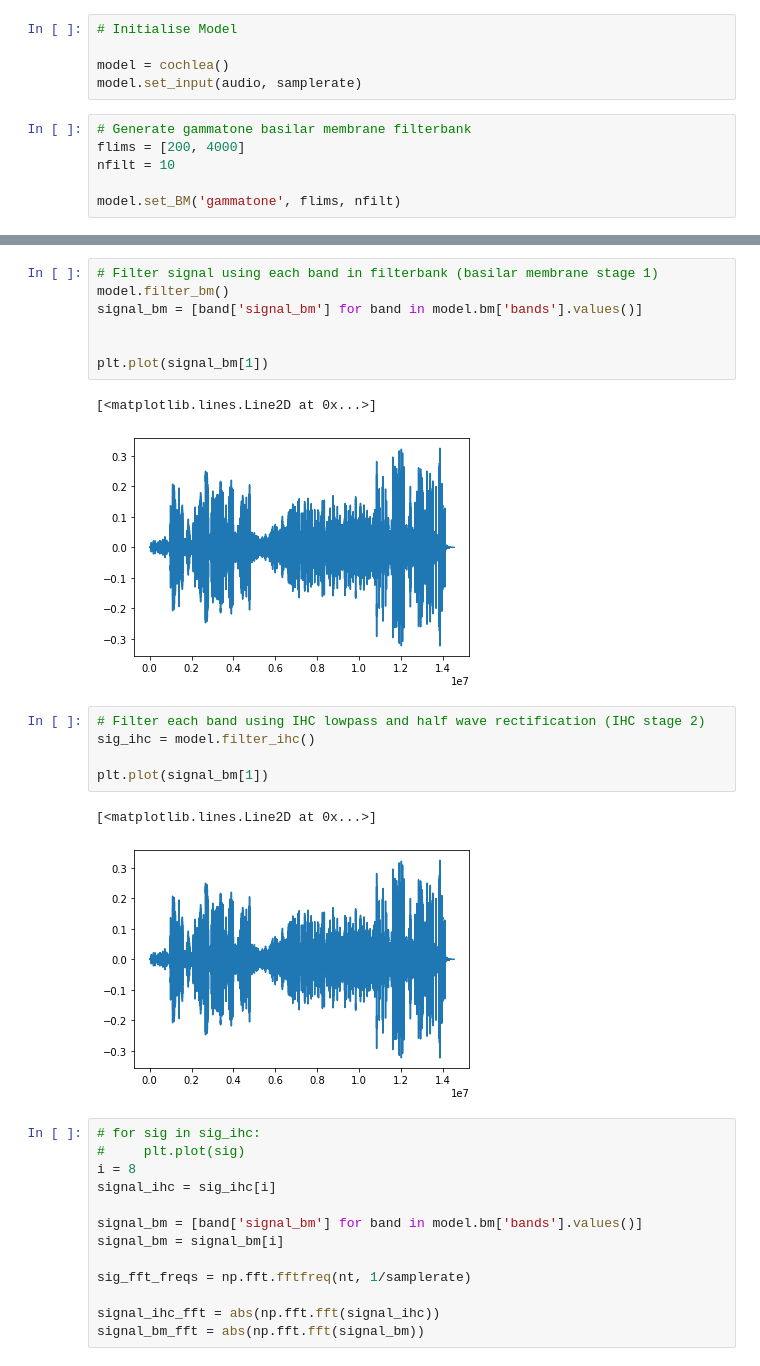
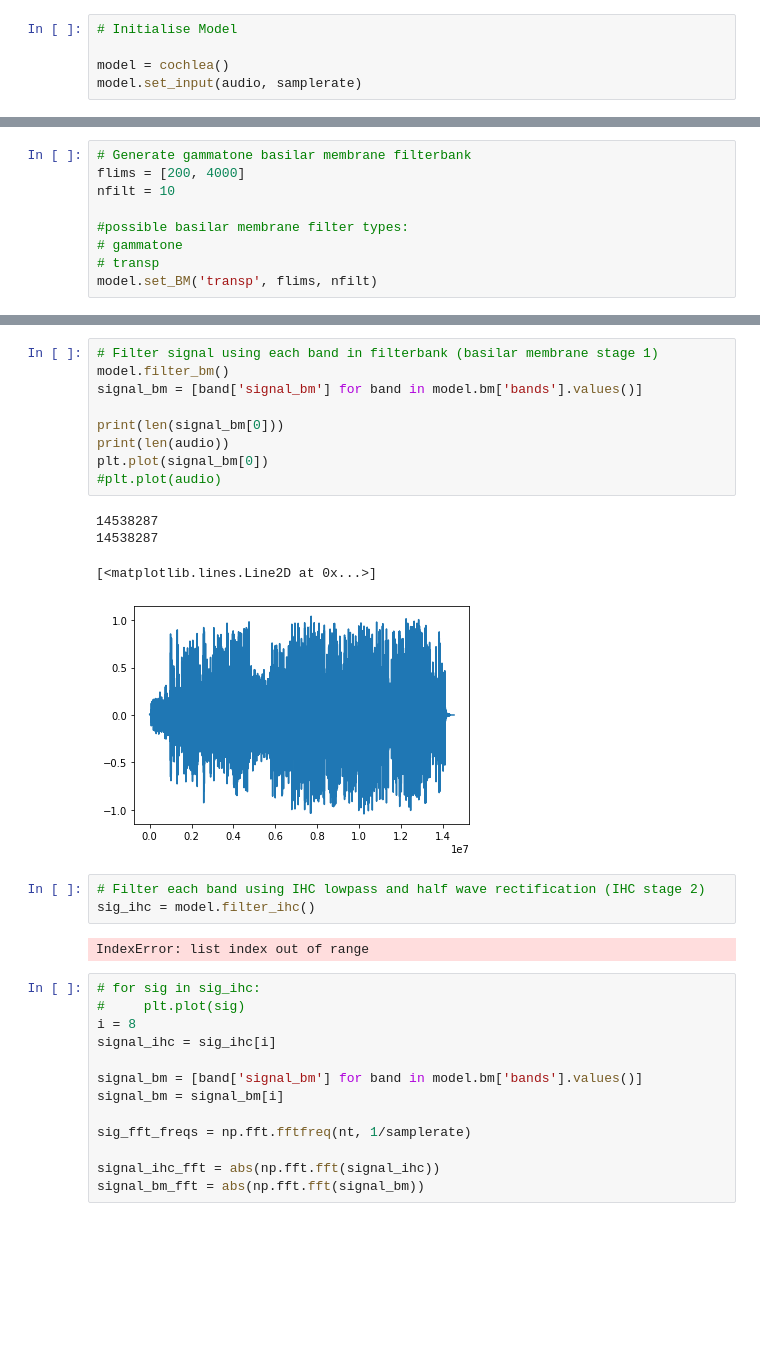
Before and after one commit to rnatarajan98/Cochlea_Modelling, a Jupyter notebook: main.ipynb, the cells around one changed output, grey strips where cells are left out. Cells and saved outputs as stored; diff of their text form; blank space fills up the shorter version.

Commit message:
Added transparent basilar membrane filter

```diff
--- a/main.ipynb
+++ b/main.ipynb
@@ -82,9 +82,3 @@ audio = tools.rescale(audio, -1, 1)
 
 model = cochlea()
 model.set_input(audio, samplerate)
-# %%
-# Generate gammatone basilar membrane filterbank
-flims = [200, 4000]
-nfilt = 10
-
-model.set_BM('gammatone', flims, nfilt)
@@ -119,0 +85,9 @@ Filter Denominator Coefficients: [  1.          -6.30370644  18.4047391  -32.219
+# %%
+# Generate gammatone basilar membrane filterbank
+flims = [200, 4000]
+nfilt = 10
+
+#possible basilar membrane filter types:
+# gammatone
+# transp
+model.set_BM('transp', flims, nfilt)
@@ -120,21 +99,22 @@ Filter Denominator Coefficients: [  1.          -6.30370644  18.4047391  -32.219
 # %%
 # Filter signal using each band in filterbank (basilar membrane stage 1)
 model.filter_bm()
 signal_bm = [band['signal_bm'] for band in model.bm['bands'].values()]
 
-
-plt.plot(signal_bm[1])
+print(len(signal_bm[0]))
+print(len(audio))
+plt.plot(signal_bm[0])
+#plt.plot(audio)
 # %% [output]
-[<matplotlib.lines.Line2D at 0x...>]
+14538287
+14538287
+[<matplotlib.lines.Line2D at 0x...>]
-[figure, old version]
+[figure, new version]
 # %%
 # Filter each band using IHC lowpass and half wave rectification (IHC stage 2)
 sig_ihc = model.filter_ihc()
-
-plt.plot(signal_bm[1])
 # %% [output]
-[<matplotlib.lines.Line2D at 0x...>]
+IndexError: list index out of range
-[figure, removed]
 # %%
 # for sig in sig_ihc:
 #     plt.plot(sig)
```
Also changed, not shown: parts of 4 cells of this notebook, 4 other files.
